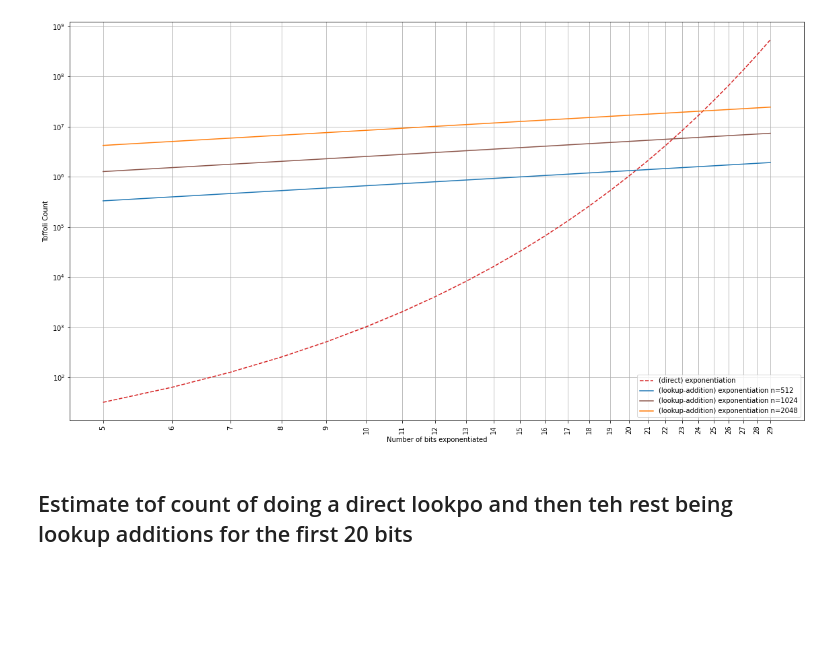
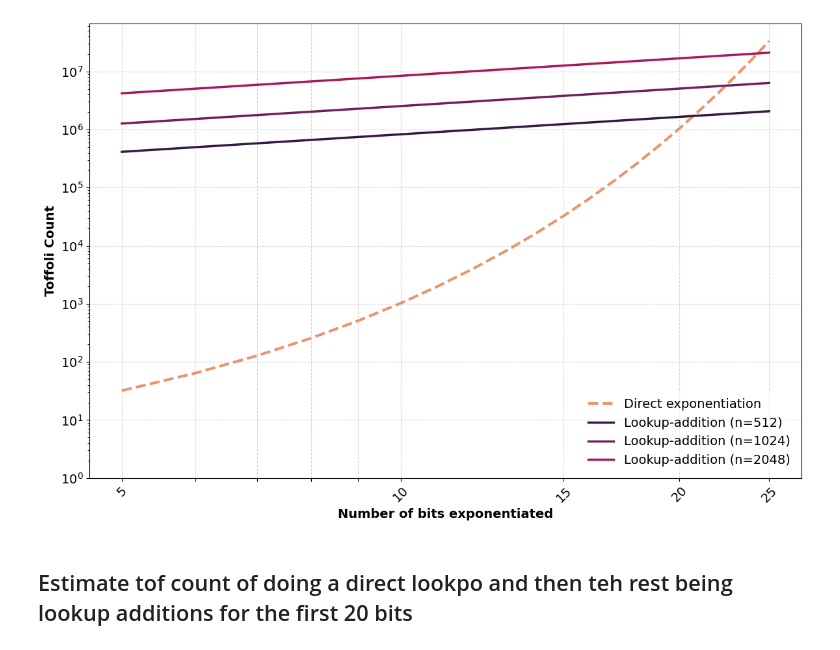
Before and after one commit to Inveriant/TAMARIND, a Jupyter notebook: plot_cost_of_exp_vs_lookup_additions.ipynb, the cells around one changed output. Cells and saved outputs as stored; diff of their text form; code cells hidden in the pictures; blank space fills up the shorter version.

Commit message:
Cache previously run results and improve plotting

```diff
--- a/plot_cost_of_exp_vs_lookup_additions.ipynb
+++ b/plot_cost_of_exp_vs_lookup_additions.ipynb
@@ -35,52 +36,81 @@ print(max([y-x for (i ,(x, y)) in enumerate(zip(only_lookup_cost, lookup_additio
 15833497.600000001
 # %%
-import numpy as np
-import matplotlib.pyplot as plt
+import matplotlib.ticker as ticker
 
 def compare_exponentiation_costs(ns):
-    plt.figure(figsize=(16, 9))  # force 16 x 9 inches layout for the PDF
+    # Create a figure with a larger size
+    fig, ax = plt.subplots(figsize=(12, 8))
 
-    colors = ["C0", "C5", "C1"]  # Define a list of colors for different n values
+    # Use seaborn color palette
+    colors = sns.color_palette("rocket", 2*len(ns))
 
-    # Plot the common direct exponentiation line
-    xs = np.arange(5, 30)  # Adjust the range as needed
+    # Font sizes
+    SMALL_SIZE = 12
+    MEDIUM_SIZE = 14
+    BIGGER_SIZE = 16
+
+    plt.rc('font', size=SMALL_SIZE)
+    plt.rc('axes', titlesize=BIGGER_SIZE)
+    plt.rc('axes', labelsize=MEDIUM_SIZE)
+    plt.rc('xtick', labelsize=MEDIUM_SIZE)
+    plt.rc('ytick', labelsize=MEDIUM_SIZE)
+    plt.rc('legend', fontsize=MEDIUM_SIZE)
+
+    # Direct exponentiation curve
+    xs = np.arange(5, 26)
     only_lookup_cost = 2 ** xs
-    plt.plot(xs, only_lookup_cost, color="C3", linestyle='--', label="(direct) exponentiation")
+    ax.plot(xs, only_lookup_cost, color=sns.color_palette("flare", 8)[0], linestyle='--',
+             label="Direct exponentiation", linewidth=3)
 
+
+    # Plot lookup-addition costs
     for idx, n in enumerate(ns):
         w_e = w_m = int(np.log2(n) / 2)
-        print(f"n = {n}, w_e = {w_e}, w_m = {w_m}")
+        num_windows = xs / w_e
+        lookup_addition_costs = 2 * num_windows * n / w_e * (2**(w_e + w_m) + 2 * n + 2**((w_e + w_m) / 2.))
 
-        num_exp_windows = xs / w_e
-        num_mul_windows = n / w_m
-        lookup_addition_costs = 2 * num_windows * num_mul_windows * (2 ** (w_e + w_m) + 2 * n + 2 ** ((w_e + w_m) / 2.))
+        ax.plot(xs, lookup_addition_costs, color=colors[idx],
+                 label=f"Lookup-addition (n={n})", linewidth=2.5)
 
-        color = colors[idx % len(colors)]  # Cycle through colors
+        # Add crossover markers
+        crossover_points = [(x, y) for x, y, d in zip(xs, lookup_addition_costs, only_lookup_cost)
+                            if abs(y - d) < d * 0.01]
+        for x, y in crossover_points:
+            ax.plot(x, y, 'D', color=colors[idx],
+                     markersize=10, markerfacecolor='white')
 
-        plt.plot(xs, lookup_addition_costs, color=color, label=f"(lookup-addition) exponentiation n={n}")
+    # Axes scale and labels
+    ax.set_xlabel("Number of bits exponentiated", fontweight='bold')
+    ax.set_ylabel("Toffoli Count", fontweight='bold')
 
-        max_diff = max([y - x for (i, (x, y)) in enumerate(zip(only_lookup_cost, lookup_addition_costs))])
-        print(f"Max difference for n = {n}: {max_diff}")
+    # Set x-axis and y-axis to log scale
+    ax.set_xticks([])
+    ax.set_xticklabels([])
+    ax.set_xscale('log')
+    ax.set_yscale('log')
 
-    plt.xscale('log')
-    plt.yscale('log')
-    plt.xlabel("Number of bits exponentiated")
-    plt.xticks(xs, [str(e) for e in xs], rotation=90)
-    plt.ylabel("Toffoli Count")
-    plt.legend(prop={'size': 20})
-    plt.grid(True)
-    plt.gcf().subplots_adjust(bottom=0.16)
+    # Customize ticks
+    ax.set_xticks([5, 6,7,8,9,10, 15, 20, 25])
+    ax.set_xticklabels(['5', '', '', '', '', '10', '15', '20', '25'], rotation=45)
 
-    plt.legend(loc='lower right', shadow=False)
-    plt.minorticks_off()
-    plt.tight_layout()  # truncate margins
-    plt.savefig("./assets/direct_exponentiation_vs_lookup_table_exponentiation_combined.pdf")
+    # Explicitly set y-ticks to powers of 10
+    y_ticks = [10**i for i in range(0, 8)]
+    ax.set_yticks(y_ticks)
+    ax.get_yaxis().set_major_formatter(ticker.FuncFormatter(lambda y, _: f'$10^{{{int(np.log10(y))}}}$'))
+
+    # Grid and legend
+    ax.grid(True, alpha=0.5, linestyle='--')
+    ax.legend(loc='lower right', framealpha=0.5, edgecolor='white')
+    # Adjust layout
+    plt.tight_layout()
+
+    # Save the plot
+    plt.savefig("./assets/direct_exponentiation_vs_lookup_table_exponentiation_combined.pdf",
+                bbox_inches='tight', dpi=300)
     plt.show()
 
+# Call the function
 
-# List of n values to compare
 ns = [512, 1024, 2048]
-
-# Call the function with the list of n values
 compare_exponentiation_costs(ns)
 # %% [output]
@@ -93,4 +117,4 @@ Max difference for n = 2048: 15833497.600000001
-[figure, old version]
+[figure, new version]
 # %% [markdown]
 ## Estimate tof count of doing a direct lookpo and then teh rest being lookup additions for the first 20 bits
 # %%
```
Also changed, not shown: parts of 3 cells of this notebook, 8 other files.
